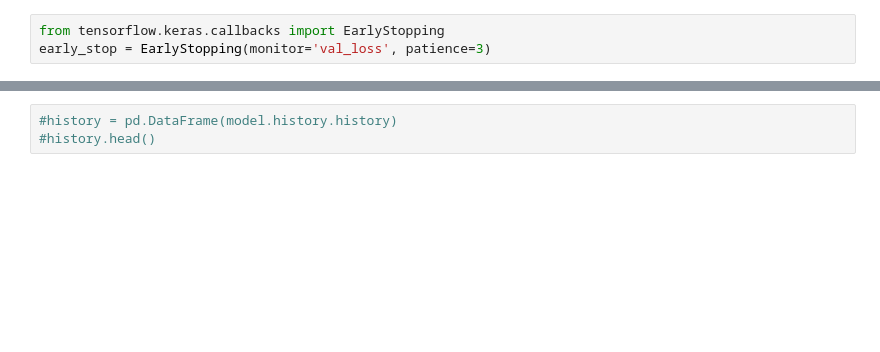
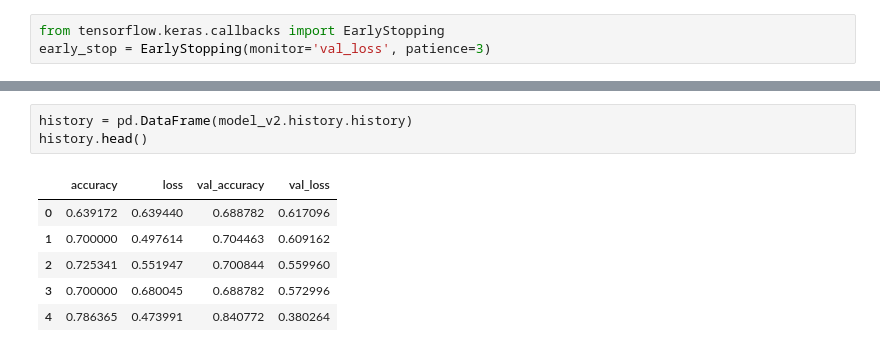
Before and after one commit to Felix-53/XrayFractureClass, a Jupyter notebook: jupytr_notebooks/Models_Evaluation.ipynb, the cells around one changed output, grey strips where cells are left out. Saved outputs shown, nothing was run; the diff lists cells and outputs as text; blank space fills up the shorter version.

```diff
--- a/jupytr_notebooks/Models_Evaluation.ipynb
+++ b/jupytr_notebooks/Models_Evaluation.ipynb
@@ -256,6 +277,13 @@ print ('The model has been saved')
 # %% [output]
 The model has been saved
 # %%
-#history = pd.DataFrame(model.history.history)
-#history.head()
+history = pd.DataFrame(model_v2.history.history)
+history.head()
+# %% [output]
+|  | accuracy | loss | val_accuracy | val_loss |
+| 0 | 0.639172 | 0.639440 | 0.688782 | 0.617096 |
+| 1 | 0.700000 | 0.497614 | 0.704463 | 0.609162 |
+| 2 | 0.725341 | 0.551947 | 0.700844 | 0.559960 |
+| 3 | 0.700000 | 0.680045 | 0.688782 | 0.572996 |
+| 4 | 0.786365 | 0.473991 | 0.840772 | 0.380264 |
 # %%
```
Also changed, not shown: parts of 11 cells of this notebook, 14 other files.
